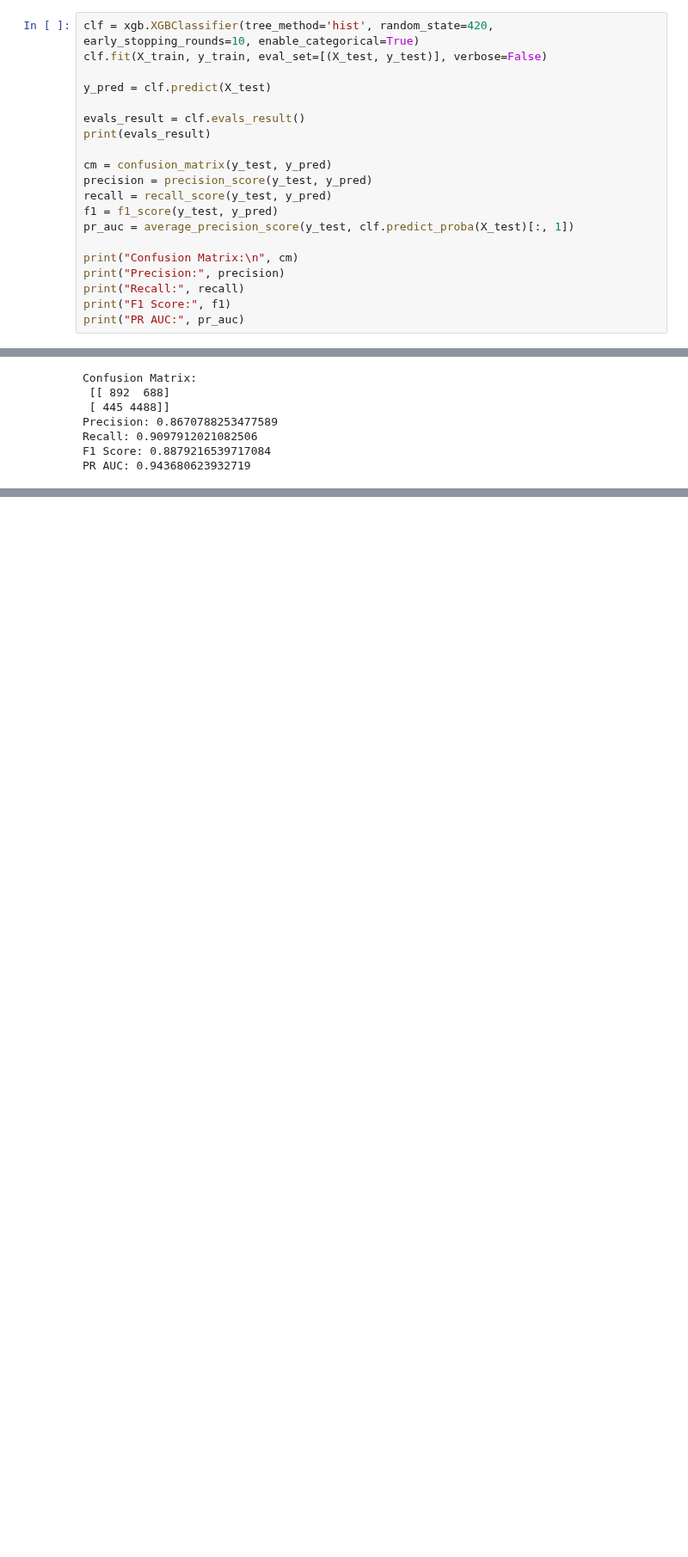
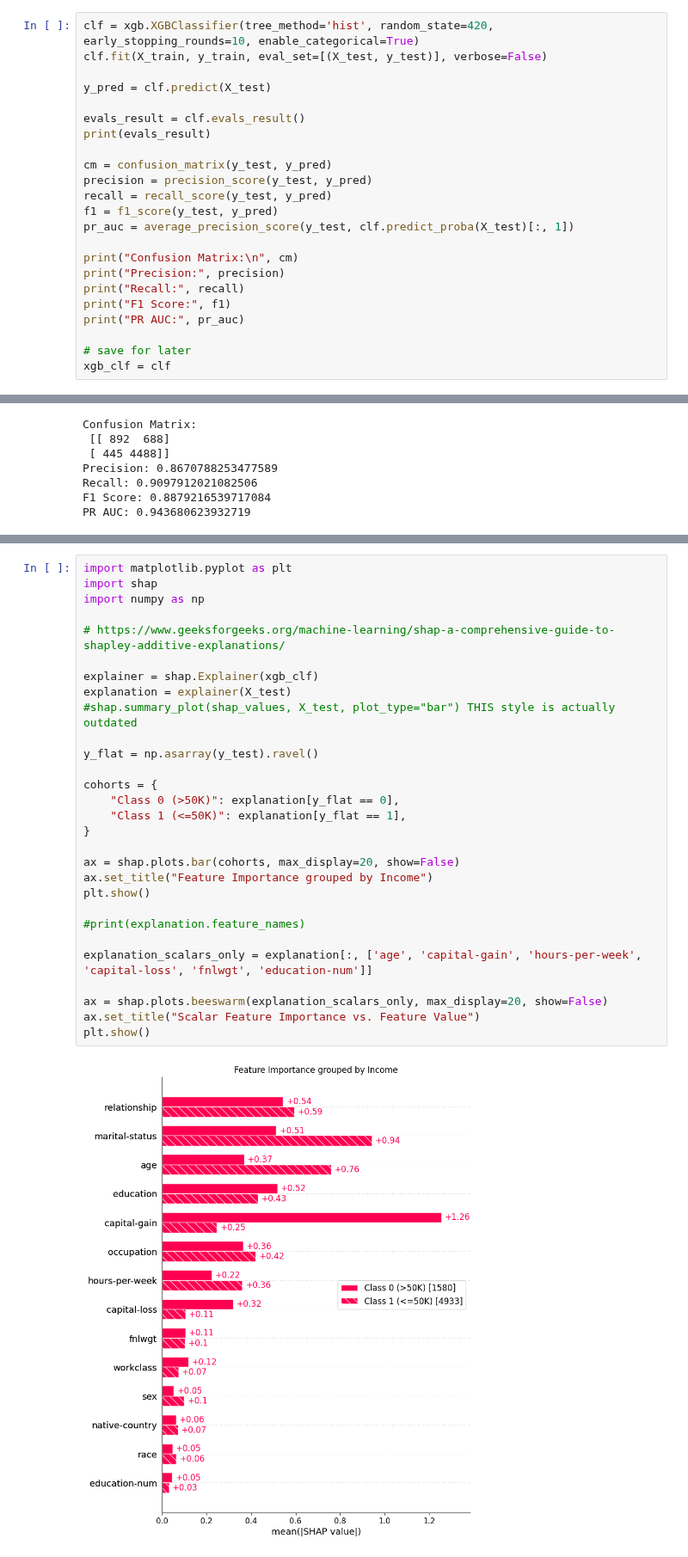
Before and after one commit to tomasgdejesus/CSE578-Project, a Jupyter notebook: mlmodels.ipynb, the cells around one changed output, grey strips where cells are left out. Shown at 86% size. Saved outputs shown, nothing was run; the diff lists cells and outputs as text; blank space fills up the shorter version.

```diff
--- a/mlmodels.ipynb
+++ b/mlmodels.ipynb
@@ -58,6 +58,9 @@ print("Precision:", precision)
 print("Recall:", recall)
 print("F1 Score:", f1)
 print("PR AUC:", pr_auc)
+
+# save for later
+xgb_clf = clf
 # %% [output]
 {'validation_0': OrderedDict({'logloss': [0.4415823130239343, 0.389751828402743, 0.3575865246782229, 0.33696358868045484, 0.3221988369430903, 0.31170616523987155, 0.3040168656308805, 0.298731048981952 ...
 Confusion Matrix:
@@ -133,0 +141,31 @@ PR AUC: 0.943680623932719
+# %%
+import matplotlib.pyplot as plt
+import shap
+import numpy as np
+
+# https://www.geeksforgeeks.org/machine-learning/shap-a-comprehensive-guide-to-shapley-additive-explanations/
+
+explainer = shap.Explainer(xgb_clf)
+explanation = explainer(X_test)
+#shap.summary_plot(shap_values, X_test, plot_type="bar") THIS style is actually outdated
+
+y_flat = np.asarray(y_test).ravel()
+
+cohorts = {
+    "Class 0 (>50K)": explanation[y_flat == 0],
+    "Class 1 (<=50K)": explanation[y_flat == 1],
+}
+
+ax = shap.plots.bar(cohorts, max_display=20, show=False)
+ax.set_title("Feature Importance grouped by Income")
+plt.show()
+
+#print(explanation.feature_names)
+
+explanation_scalars_only = explanation[:, ['age', 'capital-gain', 'hours-per-week', 'capital-loss', 'fnlwgt', 'education-num']]
+
+ax = shap.plots.beeswarm(explanation_scalars_only, max_display=20, show=False)
+ax.set_title("Scalar Feature Importance vs. Feature Value")
+plt.show()
+# %% [output]
+[figure, added]
```
Also changed, not shown: parts of 17 cells of this notebook.
